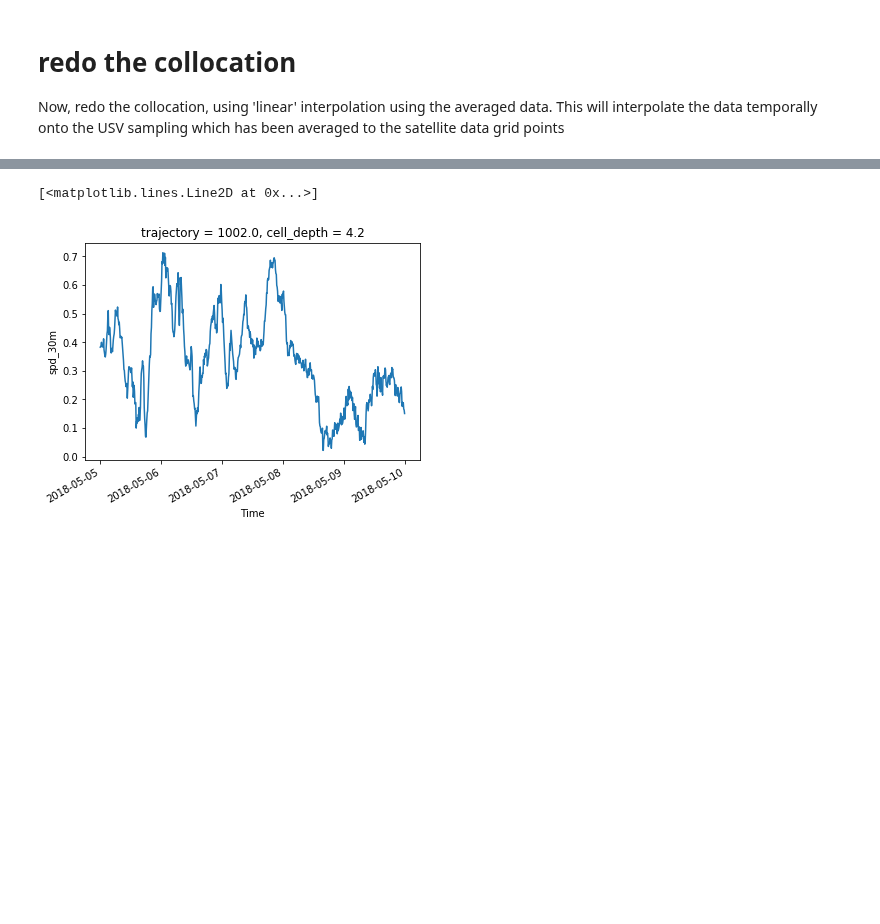
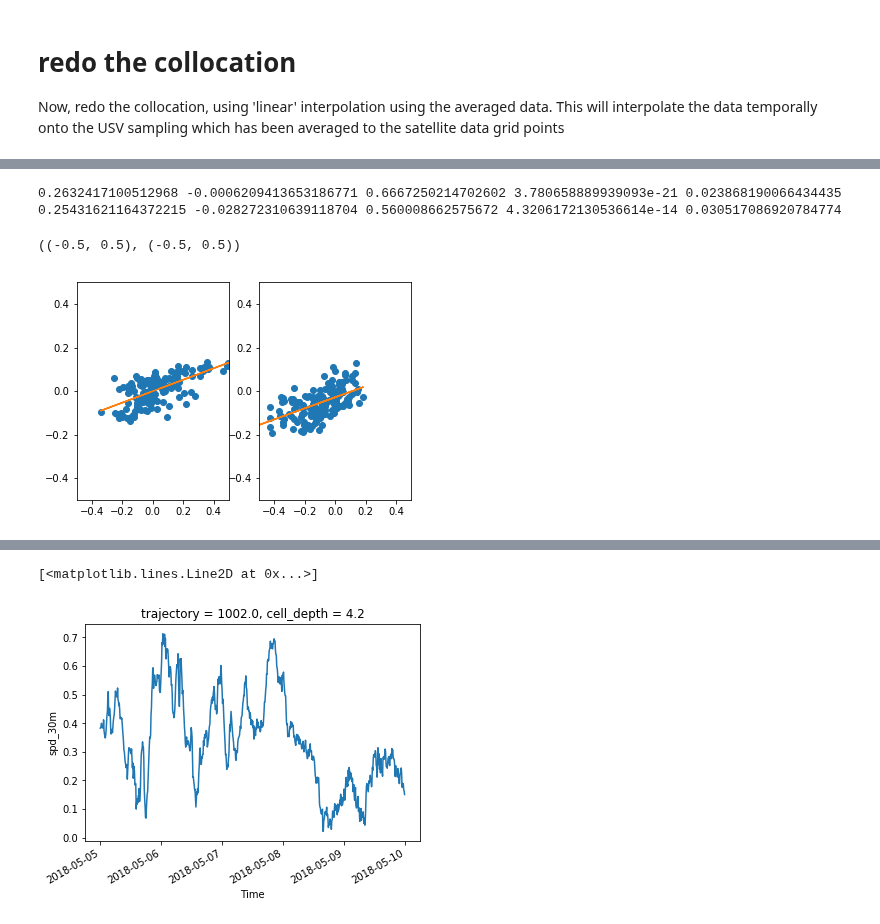
Before and after one commit to cgentemann/Saildrone, a Jupyter notebook: sat_collocation/Collocate_Saildrone_with_oscar_ocean_currents.ipynb, the cells around one changed output, grey strips where cells are left out. Saved outputs shown, nothing was run; the diff lists cells and outputs as text; code cells hidden in the pictures; blank space fills up the shorter version.

```diff
--- a/sat_collocation/Collocate_Saildrone_with_oscar_ocean_currents.ipynb
+++ b/sat_collocation/Collocate_Saildrone_with_oscar_ocean_currents.ipynb
@@ -217,3 +279,40 @@ mean,std dir [array(-0.40261571), array(62.62654293), 162]
+# %%
+usv_ucur = ds_new.vel_east
+usv_vcur = ds_new.vel_north
+sat_ucur = ds_collocated_averaged.u
+sat_vcur = ds_collocated_averaged.v
+
+cond = (np.isfinite(usv_ucur) & np.isfinite(sat_ucur) & ( usv_vcur<.2))
+usv_ucur = usv_ucur[cond]
+sat_ucur = sat_ucur[cond]
+usv_vcur = usv_vcur[cond]
+sat_vcur = sat_vcur[cond]
+
+xi = usv_ucur.data
+A = array([ xi, ones(usv_ucur.shape[0])])
+y = sat_ucur.data
+# Generated linear fit
+slope, intercept, r_value, p_value, std_err = stats.linregress(xi,y)
+line = slope*xi+intercept
+plt.subplot(121)
+plt.plot(xi,y,'o', xi, line)
+plt.ylim(-.5,.5),plt.xlim(-.5,.5)
+print(slope,intercept,r_value,p_value,std_err)
+xi = usv_vcur.data
+A = array([ xi, ones(usv_vcur.shape[0])])
+y = sat_vcur.data
+# Generated linear fit
+slope, intercept, r_value, p_value, std_err = stats.linregress(xi,y)
+line = slope*xi+intercept
+plt.subplot(122)
+plt.plot(xi,y,'o', xi, line)
+print(slope,intercept,r_value,p_value,std_err)
+plt.ylim(-.5,.5),plt.xlim(-.5,.5)
+# %% [output]
+0.2632417100512968 -0.0006209413653186771 0.6667250214702602 3.780658889939093e-21 0.023868190066434435
+0.25431621164372215 -0.028272310639118704 0.560008662575672 4.3206172130536614e-14 0.030517086920784774
+((-0.5, 0.5), (-0.5, 0.5))
+[figure, added]
 # %%
 fig, ax = plt.subplots(figsize=(5,4))
 ax.plot(usv_spd,dif_spd,'.')
```
Also changed, not shown: parts of 10 cells of this notebook, 2 other files.
